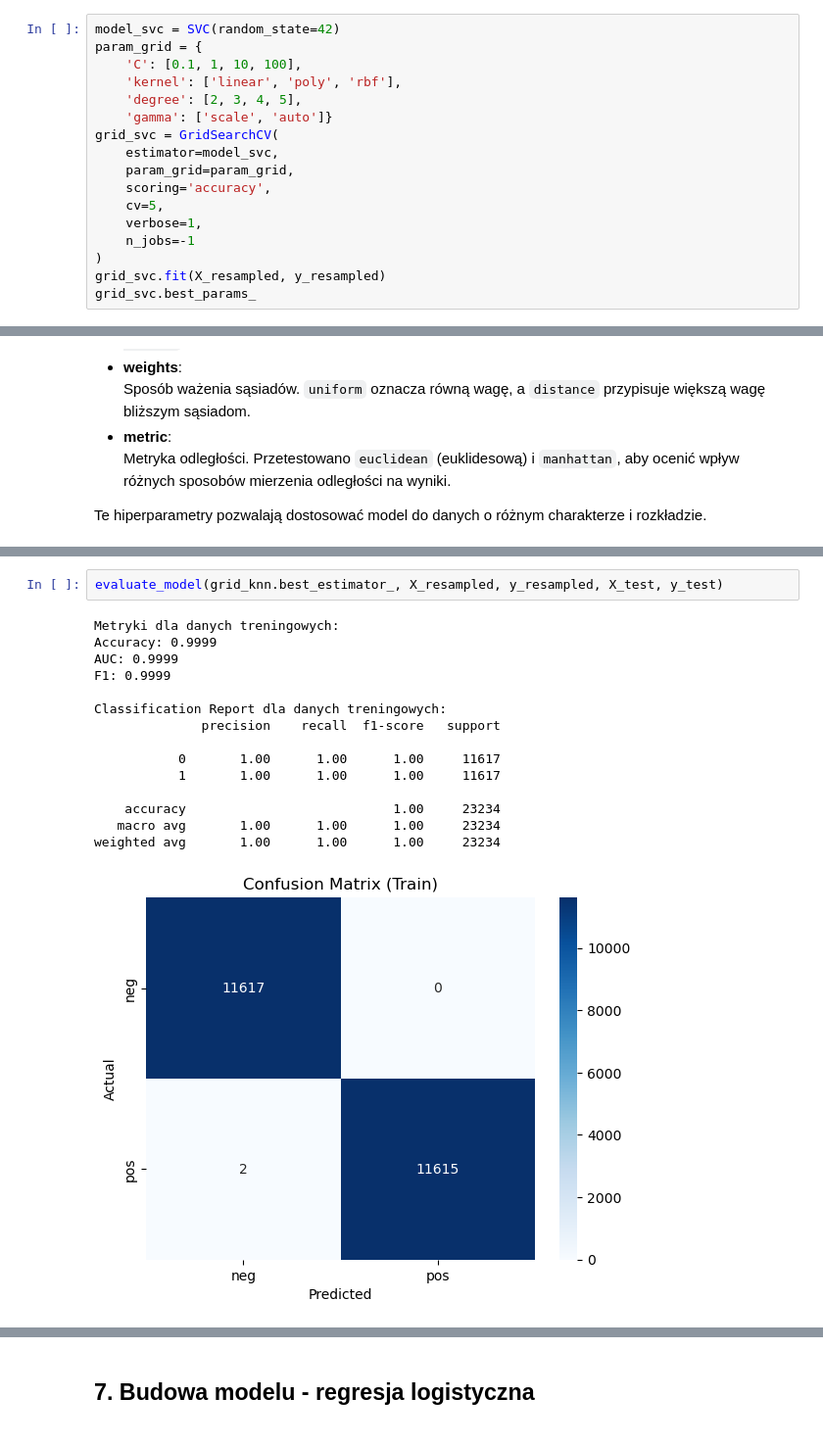
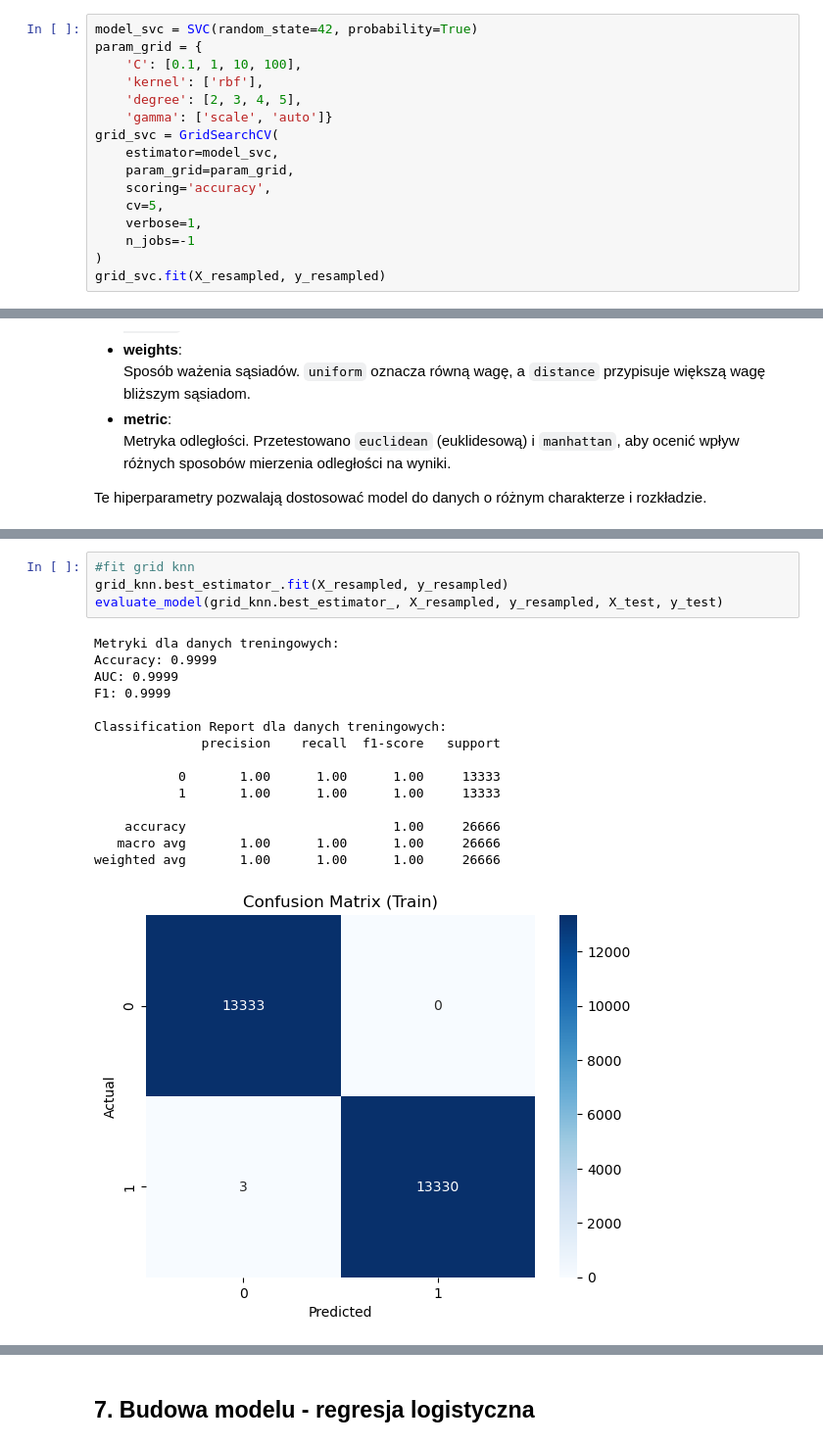
Before and after one commit to adrianzyla/annual_income_analysis, a Jupyter notebook: annual_income_analysis_adrian.ipynb, the cells around one changed output, grey strips where cells are left out. Shown at 98% size. Drawn from its saved outputs; the diff is of its cells as text.

Commit message:
Adrian models

```diff
--- a/annual_income_analysis_adrian.ipynb
+++ b/annual_income_analysis_adrian.ipynb
@@ -1213,10 +1213,10 @@ W przypadku modelu SVM zastosowano wyszukiwanie optymalnych parametrów przy uż
 Siatka parametrów pozwala dostosować model zarówno do liniowych, jak i nieliniowych problemów klasyfikacji.
 Optymalne parametry uzyskane z GridSearch są następnie używane do oceny skuteczności modelu.
 # %%
-model_svc = SVC(random_state=42)
+model_svc = SVC(random_state=42, probability=True)
 param_grid = {
     'C': [0.1, 1, 10, 100],
-    'kernel': ['linear', 'poly', 'rbf'],
+    'kernel': ['rbf'],
     'degree': [2, 3, 4, 5],
     'gamma': ['scale', 'auto']}
 grid_svc = GridSearchCV(
@@ -1228,4 +1228,3 @@ grid_svc = GridSearchCV(
     n_jobs=-1
 )
 grid_svc.fit(X_resampled, y_resampled)
-grid_svc.best_params_
@@ -1274,19 +1339,21 @@ print(f"Najlepszy wynik: {grid_knn.best_score_:0.2f}")
 # %%
+#fit grid knn
+grid_knn.best_estimator_.fit(X_resampled, y_resampled)
 evaluate_model(grid_knn.best_estimator_, X_resampled, y_resampled, X_test, y_test)
 # %% [output]
 Metryki dla danych treningowych:
 Accuracy: 0.9999
 AUC: 0.9999
 F1: 0.9999
 
 Classification Report dla danych treningowych:
               precision    recall  f1-score   support
 
-           0       1.00      1.00      1.00     11617
-           1       1.00      1.00      1.00     11617
+           0       1.00      1.00      1.00     13333
+           1       1.00      1.00      1.00     13333
 
-    accuracy                           1.00     23234
-   macro avg       1.00      1.00      1.00     23234
-weighted avg       1.00      1.00      1.00     23234
+    accuracy                           1.00     26666
+   macro avg       1.00      1.00      1.00     26666
+weighted avg       1.00      1.00      1.00     26666
-[figure, old version]
+[figure, new version]
 Metryki dla danych testowych:
```
Also changed, not shown: parts of 16 cells of this notebook.
